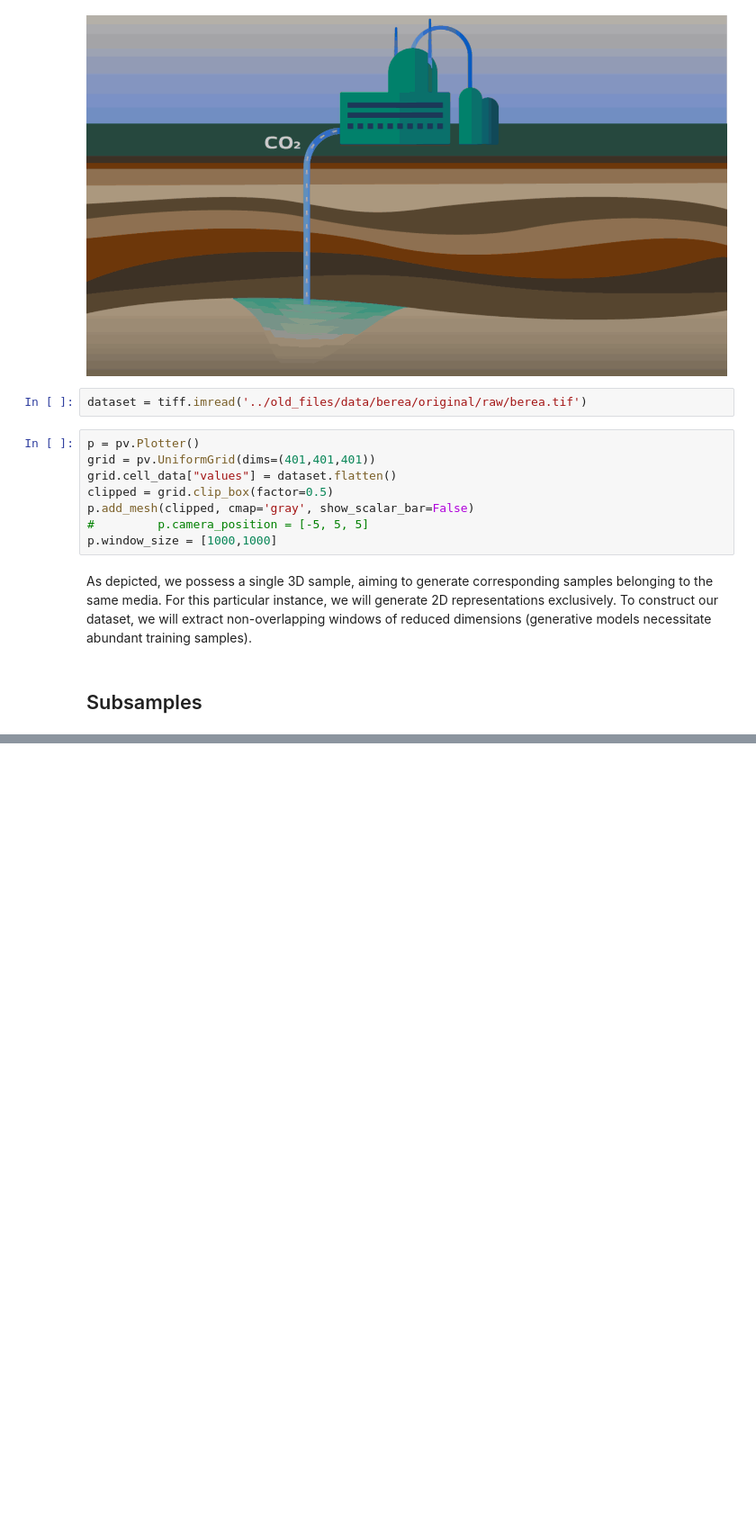
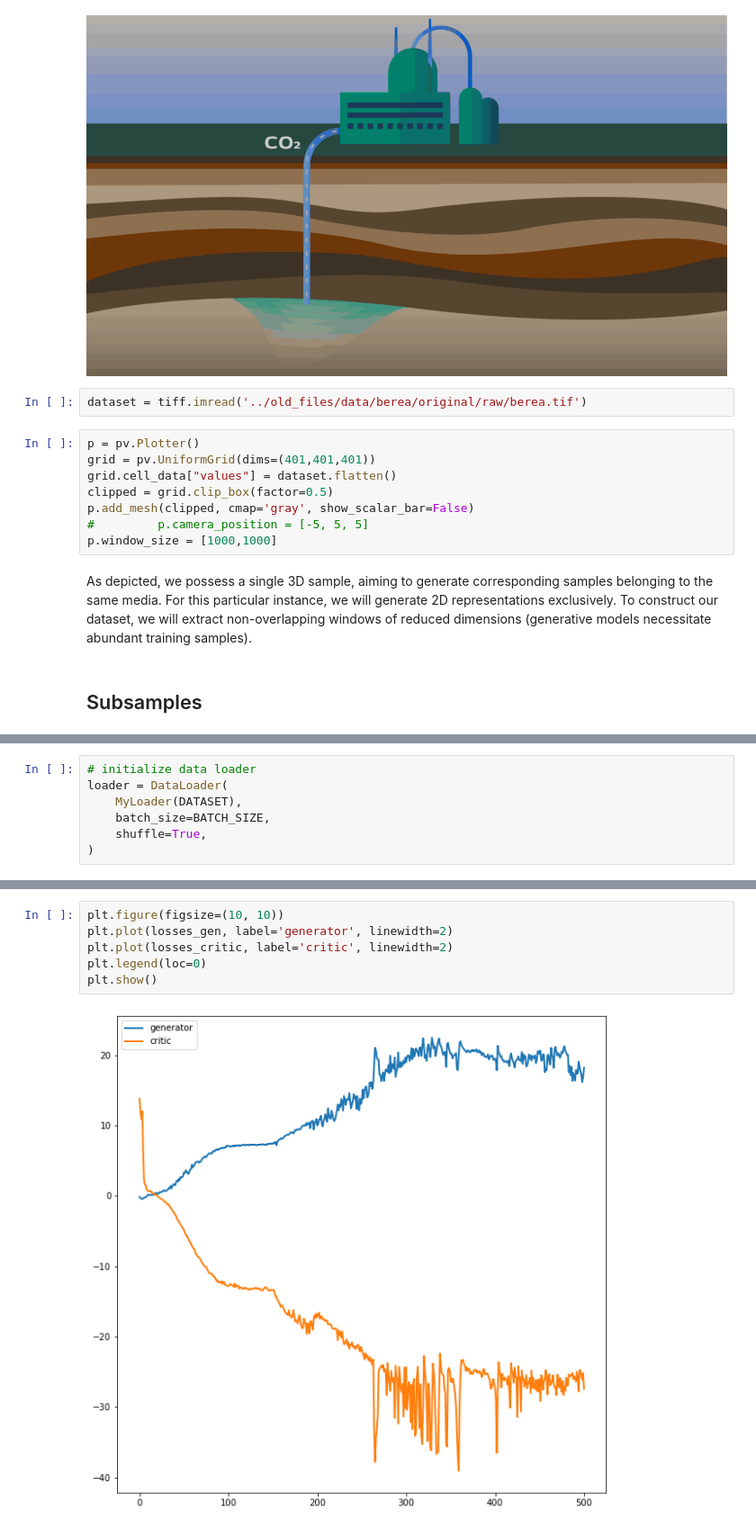
Before and after one commit to miguelcorralesg/RockGAN2D_Tutorial, a Jupyter notebook: notebooks/01_Understanding_Rock_Samples.ipynb, the cells around one changed output, grey strips where cells are left out. Shown at 90% size. Cells and saved outputs as stored; diff of their text form; blank space fills up the shorter version.

```diff
--- a/notebooks/01_Understanding_Rock_Samples.ipynb
+++ b/notebooks/01_Understanding_Rock_Samples.ipynb
@@ -59,0 +343,7 @@ fig = plot_random_samples(windows, num_plots=10)  # Plot 10 random samples
+# %%
+# initialize data loader
+loader = DataLoader(
+    MyLoader(DATASET),
+    batch_size=BATCH_SIZE,
+    shuffle=True,
+)
@@ -59,0 +453,8 @@ fig = plot_random_samples(windows, num_plots=10)  # Plot 10 random samples
+# %%
+plt.figure(figsize=(10, 10))
+plt.plot(losses_gen, label='generator', linewidth=2)
+plt.plot(losses_critic, label='critic', linewidth=2)
+plt.legend(loc=0)
+plt.show()
+# %% [output]
+[figure, added]
```
Also changed, not shown: parts of 27 cells of this notebook, 43 other files.
